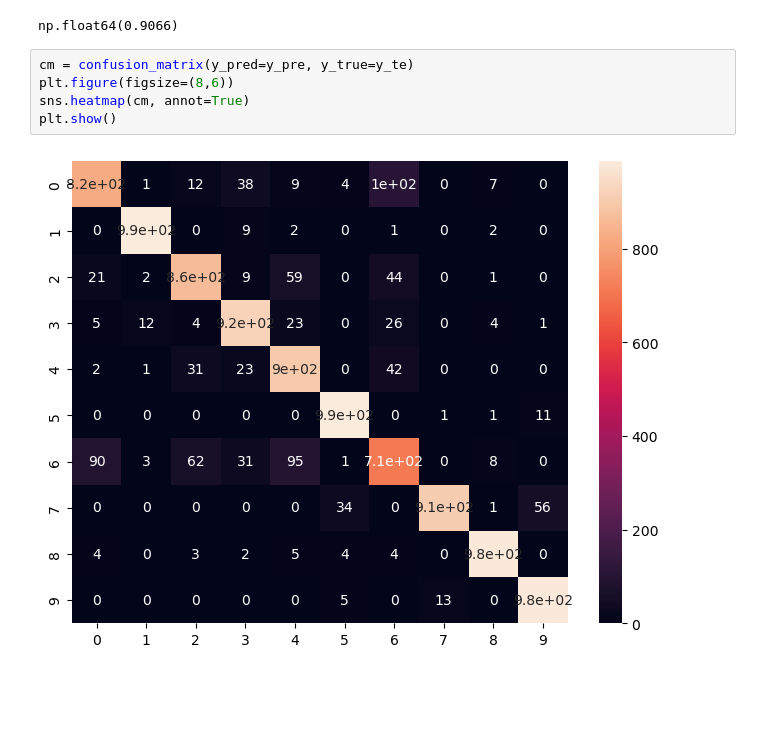
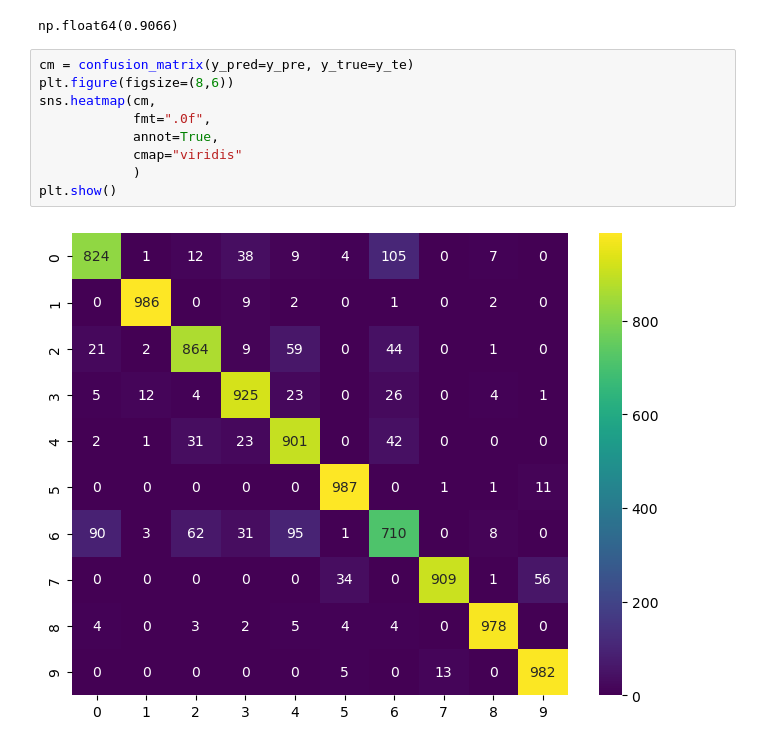
Before and after one commit to yenphglam/cs178_ProjectTeam3, a Jupyter notebook: cnn/cnn.ipynb, the cells around one changed output. Saved outputs shown, nothing was run; the diff lists cells and outputs as text; blank space fills up the shorter version.

```diff
--- a/cnn/cnn.ipynb
+++ b/cnn/cnn.ipynb
@@ -336,7 +340,11 @@ np.float64(0.9066)
 # %%
 cm = confusion_matrix(y_pred=y_pre, y_true=y_te)
 plt.figure(figsize=(8,6))
-sns.heatmap(cm, annot=True)
+sns.heatmap(cm,
+            fmt=".0f",
+            annot=True,
+            cmap="viridis"
+            )
 plt.show()
 # %% [output]
-[figure, old version]
+[figure, new version]
```
Also changed, not shown: parts of 5 cells of this notebook.
